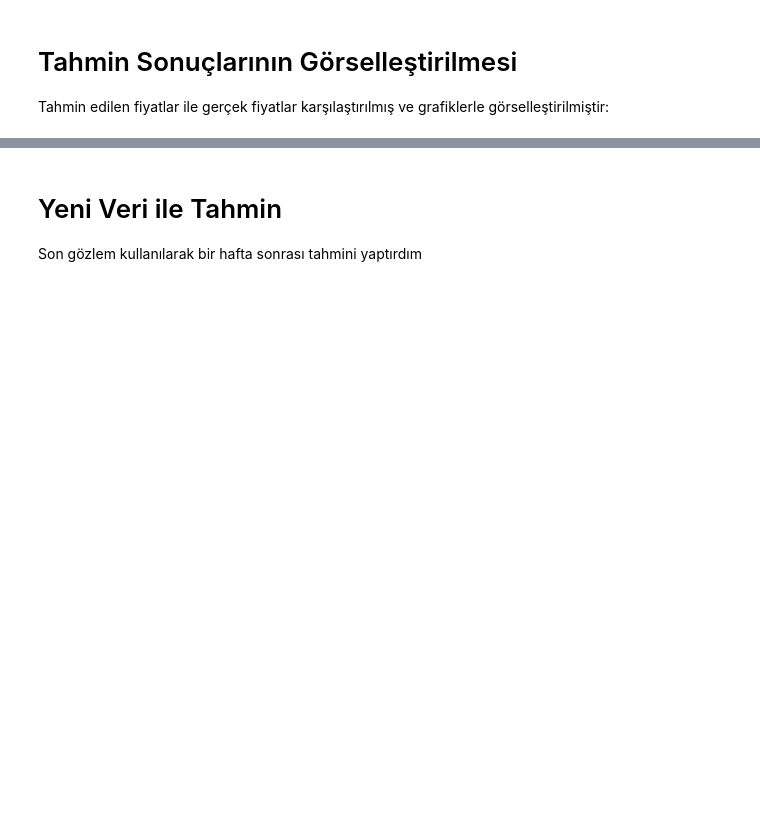
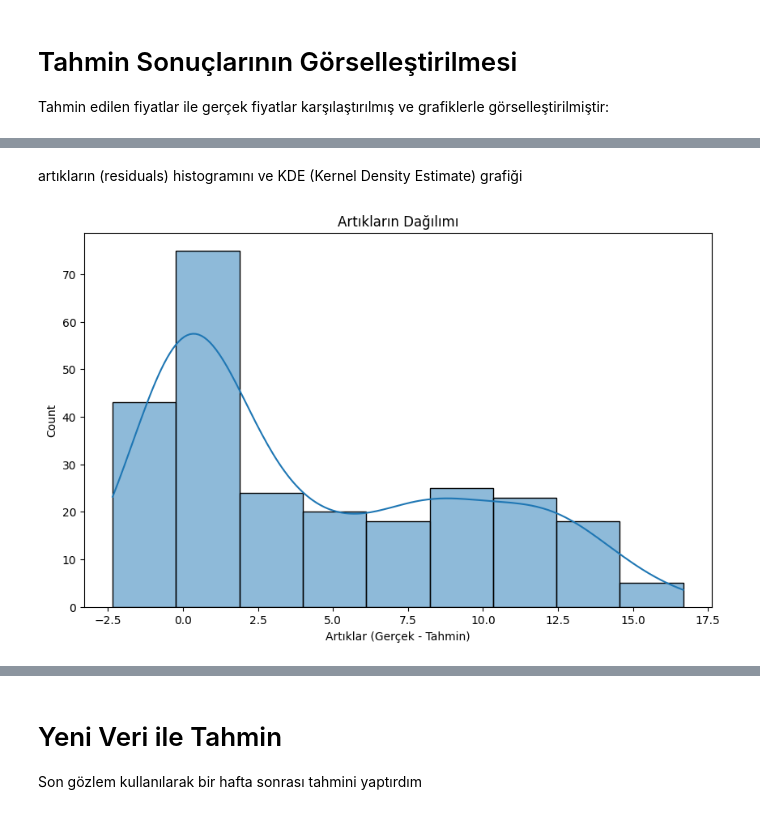
Before and after one commit to emircanbacanak/Selection-Sort-Projesi, a Jupyter notebook: Finansal_Piyasa_Analizi_ve_Tahmini_Projesi.ipynb, the cells around one changed output, grey strips where cells are left out. Drawn from its saved outputs; the diff is of its cells as text; code cells hidden in the pictures; blank space fills up the shorter version.

```diff
--- a/Finansal_Piyasa_Analizi_ve_Tahmini_Projesi.ipynb
+++ b/Finansal_Piyasa_Analizi_ve_Tahmini_Projesi.ipynb
@@ -99,0 +183,11 @@ Tahmin edilen fiyatlar ile gerçek fiyatlar karşılaştırılmış ve grafikler
+# %% [markdown]
+artıkların (residuals) histogramını ve KDE (Kernel Density Estimate) grafiği
+# %%
+residuals = y_test - y_pred
+plt.figure(figsize=(10, 6))
+sns.histplot(residuals, kde=True)
+plt.xlabel('Artıklar (Gerçek - Tahmin)')
+plt.title('Artıkların Dağılımı')
+plt.show()
+# %% [output]
+[figure, added]
```
Also changed, not shown: parts of 35 cells of this notebook.
